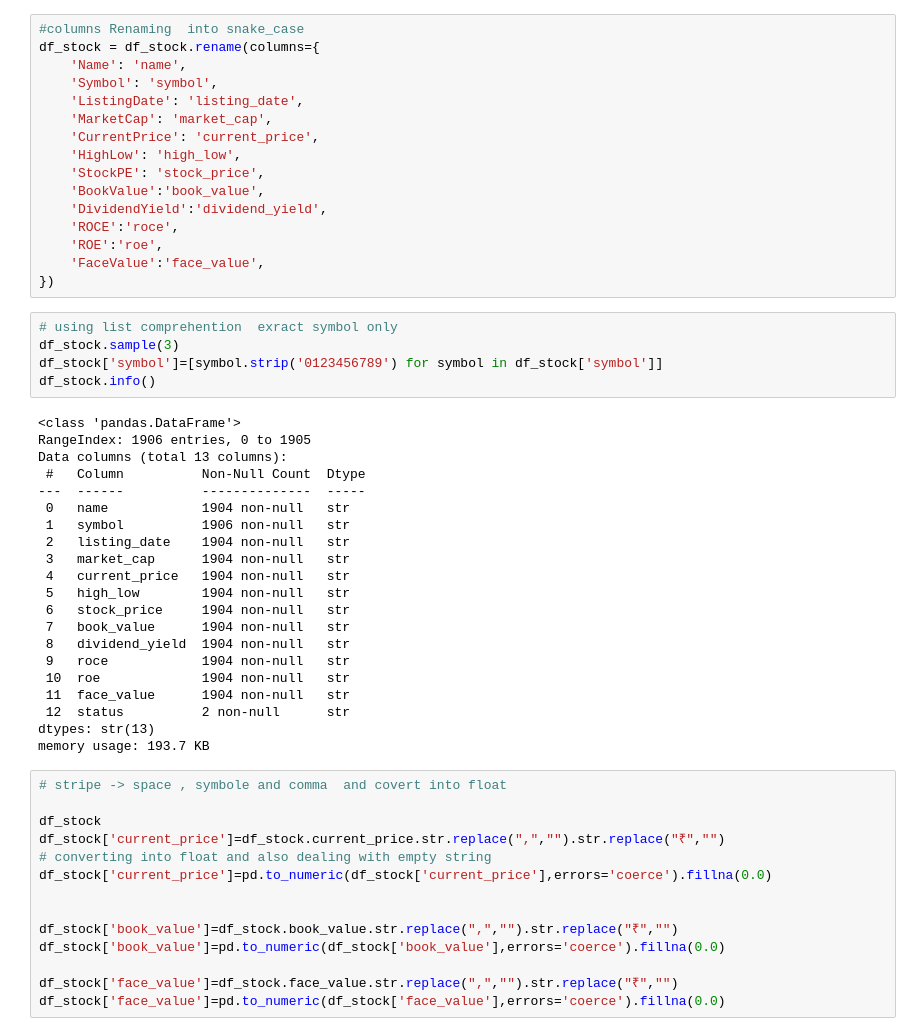
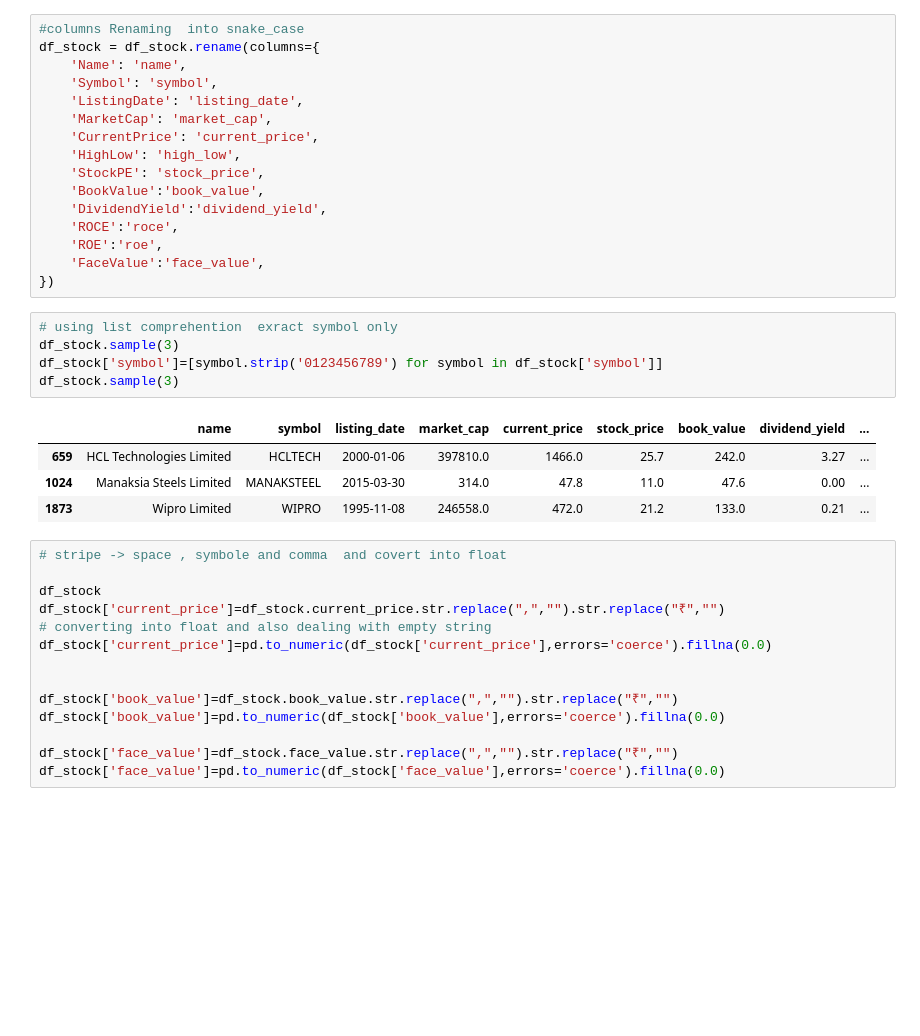
Before and after one commit to mohdayan3060-web/DE_Basic_Project, a Jupyter notebook: ETL_Project/ETL.ipynb, the cells around one changed output. Saved outputs shown, nothing was run; the diff lists cells and outputs as text; blank space fills up the shorter version.

```diff
--- a/ETL_Project/ETL.ipynb
+++ b/ETL_Project/ETL.ipynb
@@ -118,29 +118,13 @@ df_stock = df_stock.rename(columns={
 # %%
 # using list comprehention  exract symbol only
 df_stock.sample(3)
 df_stock['symbol']=[symbol.strip('0123456789') for symbol in df_stock['symbol']]
-df_stock.info()
+df_stock.sample(3)
 # %% [output]
-<class 'pandas.DataFrame'>
-RangeIndex: 1906 entries, 0 to 1905
-Data columns (total 13 columns):
- #   Column          Non-Null Count  Dtype
----  ------          --------------  -----
- 0   name            1904 non-null   str
- 1   symbol          1906 non-null   str
- 2   listing_date    1904 non-null   str
- 3   market_cap      1904 non-null   str
- 4   current_price   1904 non-null   str
- 5   high_low        1904 non-null   str
- 6   stock_price     1904 non-null   str
- 7   book_value      1904 non-null   str
- 8   dividend_yield  1904 non-null   str
- 9   roce            1904 non-null   str
- 10  roe             1904 non-null   str
- 11  face_value      1904 non-null   str
- 12  status          2 non-null      str
-dtypes: str(13)
-memory usage: 193.7 KB
+|  | name | symbol | listing_date | market_cap | current_price | stock_price | book_value | dividend_yield | ... |
+| 659 | HCL Technologies Limited | HCLTECH | 2000-01-06 | 397810.0 | 1466.0 | 25.7 | 242.0 | 3.27 | ... |
+| 1024 | Manaksia Steels Limited | MANAKSTEEL | 2015-03-30 | 314.0 | 47.8 | 11.0 | 47.6 | 0.00 | ... |
+| 1873 | Wipro Limited | WIPRO | 1995-11-08 | 246558.0 | 472.0 | 21.2 | 133.0 | 0.21 | ... |
 # %%
 # stripe -> space , symbole and comma  and covert into float
 
```
Also changed, not shown: parts of 10 cells of this notebook, 2 other files.
